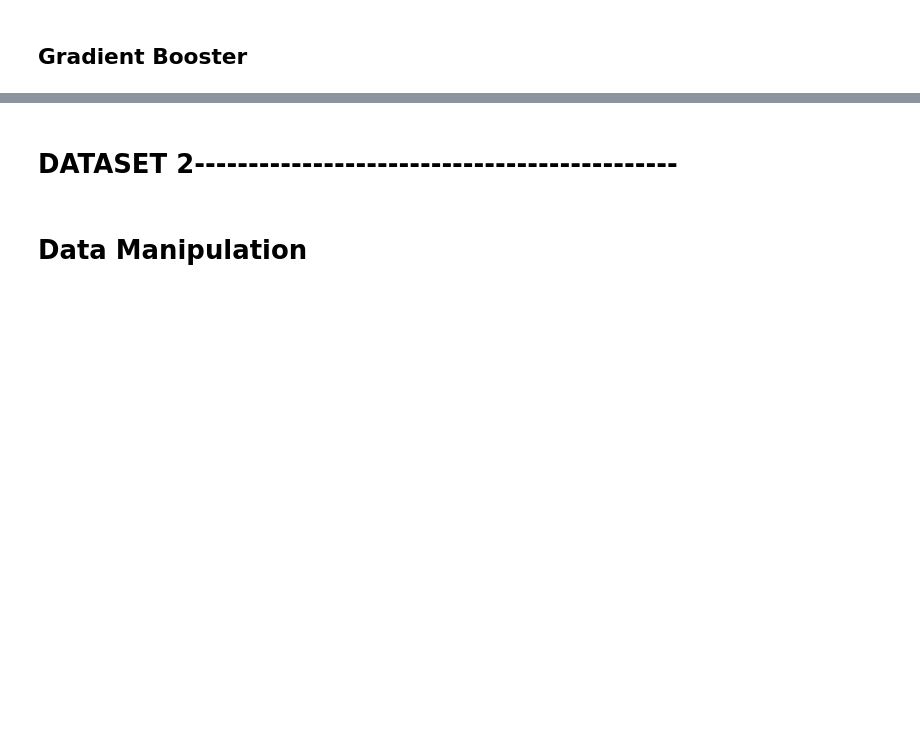
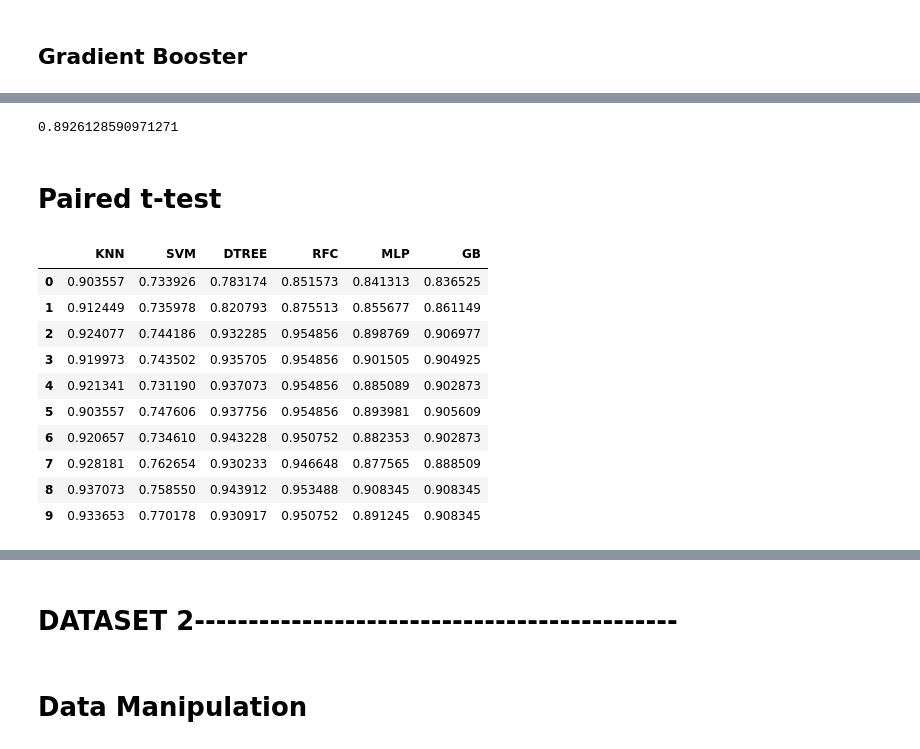
Before and after one commit to ashishgeorge009/Assignment_2, a Jupyter notebook: The_Assignment-2-merged.ipynb, the cells around one changed output, grey strips where cells are left out. Drawn from its saved outputs; the diff is of its cells as text; code cells hidden in the pictures; blank space fills up the shorter version.

```diff
--- a/The_Assignment-2-merged.ipynb
+++ b/The_Assignment-2-merged.ipynb
@@ -403,4 +422,9 @@ print(gb_best_para)
 # %%
 gb = GradientBoostingClassifier(**gb_best_para)
 K_fold_gb = cross_val_score(gb,X_train, y_train, cv=10)
+frm_gb.append(K_fold_gb.mean())
 K_fold_gb.mean()
+# %% [output]
+0.8926128590971271
+# %% [markdown]
+# Paired t-test
@@ -406,0 +436,15 @@ K_fold_gb.mean()
+# %%
+ttest = pd.DataFrame(np.transpose(d1model),columns=d1modelNames)
+ttest
+# %% [output]
+|  | KNN | SVM | DTREE | RFC | MLP | GB |
+| 0 | 0.903557 | 0.733926 | 0.783174 | 0.851573 | 0.841313 | 0.836525 |
+| 1 | 0.912449 | 0.735978 | 0.820793 | 0.875513 | 0.855677 | 0.861149 |
+| 2 | 0.924077 | 0.744186 | 0.932285 | 0.954856 | 0.898769 | 0.906977 |
+| 3 | 0.919973 | 0.743502 | 0.935705 | 0.954856 | 0.901505 | 0.904925 |
+| 4 | 0.921341 | 0.731190 | 0.937073 | 0.954856 | 0.885089 | 0.902873 |
+| 5 | 0.903557 | 0.747606 | 0.937756 | 0.954856 | 0.893981 | 0.905609 |
+| 6 | 0.920657 | 0.734610 | 0.943228 | 0.950752 | 0.882353 | 0.902873 |
+| 7 | 0.928181 | 0.762654 | 0.930233 | 0.946648 | 0.877565 | 0.888509 |
+| 8 | 0.937073 | 0.758550 | 0.943912 | 0.953488 | 0.908345 | 0.908345 |
+| 9 | 0.933653 | 0.770178 | 0.930917 | 0.950752 | 0.891245 | 0.908345 |
```
Also changed, not shown: parts of 44 cells of this notebook.
